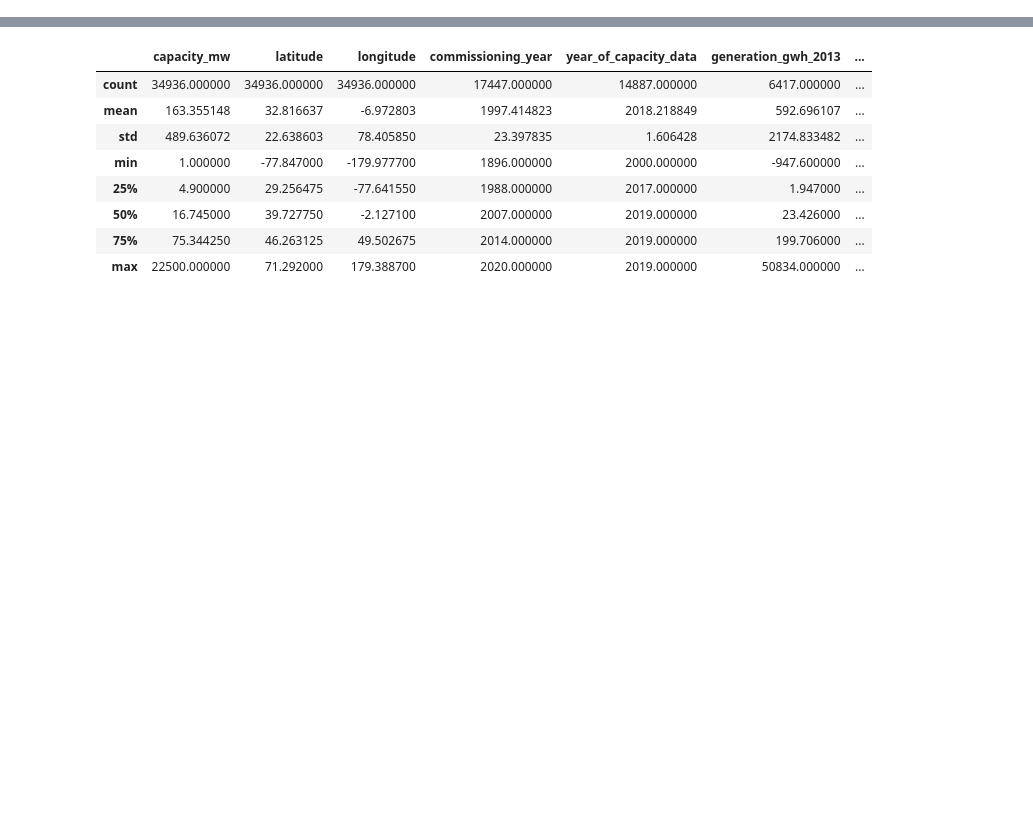
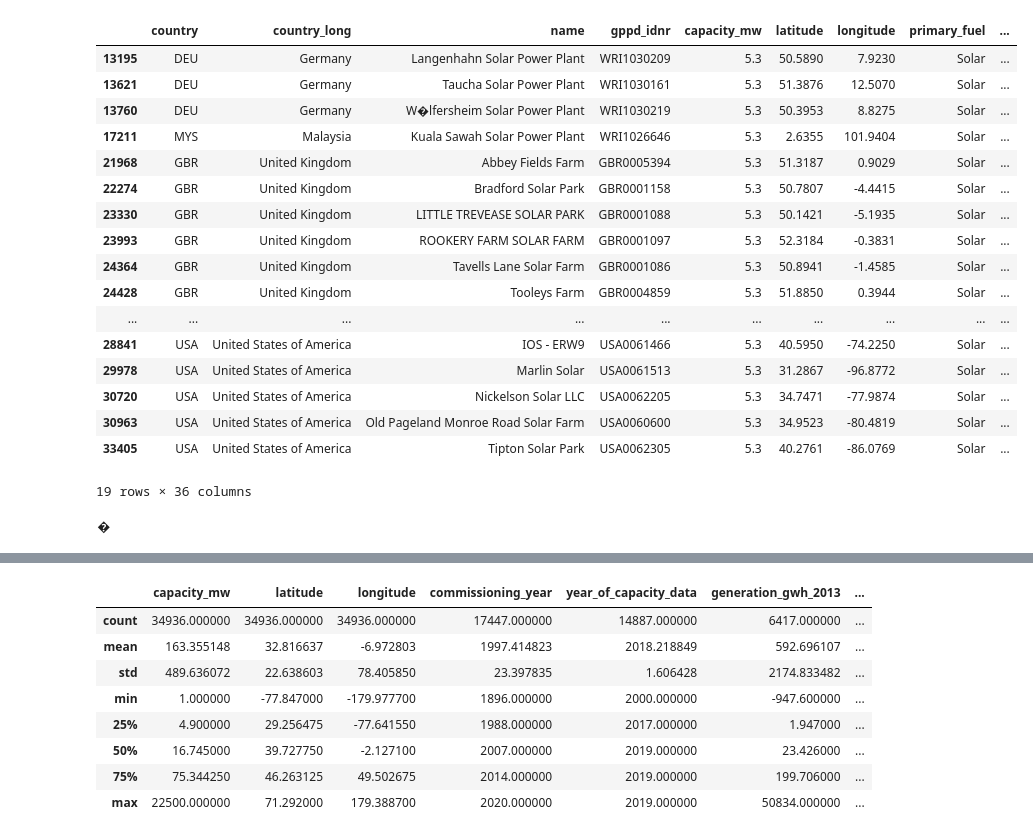
Before and after one commit to desaiwang/info4310-hw2, a Jupyter notebook: analysis.ipynb, the cells around one changed output, grey strips where cells are left out. Saved outputs shown, nothing was run; the diff lists cells and outputs as text; code cells hidden in the pictures; blank space fills up the shorter version.

```diff
--- a/analysis.ipynb
+++ b/analysis.ipynb
@@ -5,4 +5,29 @@ import geopandas as gpd
 import matplotlib.pyplot as plt
 %matplotlib inline
 # %%
-df =pd.read_csv("static/global_power_plant_database.csv")
+df =pd.read_csv("static/global_power_plant_database.csv", encoding='utf_8')
+# %%
+df[(df["capacity_mw"]==5.3) & (df["primary_fuel"]=="Solar")]
+# %% [output]
+|  | country | country_long | name | gppd_idnr | capacity_mw | latitude | longitude | primary_fuel | ... |
+| 13195 | DEU | Germany | Langenhahn Solar Power Plant | WRI1030209 | 5.3 | 50.5890 | 7.9230 | Solar | ... |
+| 13621 | DEU | Germany | Taucha Solar Power Plant | WRI1030161 | 5.3 | 51.3876 | 12.5070 | Solar | ... |
+| 13760 | DEU | Germany | W�lfersheim Solar Power Plant | WRI1030219 | 5.3 | 50.3953 | 8.8275 | Solar | ... |
+| 17211 | MYS | Malaysia | Kuala Sawah Solar Power Plant | WRI1026646 | 5.3 | 2.6355 | 101.9404 | Solar | ... |
+| 21968 | GBR | United Kingdom | Abbey Fields Farm | GBR0005394 | 5.3 | 51.3187 | 0.9029 | Solar | ... |
+| 22274 | GBR | United Kingdom | Bradford Solar Park | GBR0001158 | 5.3 | 50.7807 | -4.4415 | Solar | ... |
+| 23330 | GBR | United Kingdom | LITTLE TREVEASE SOLAR PARK | GBR0001088 | 5.3 | 50.1421 | -5.1935 | Solar | ... |
+| 23993 | GBR | United Kingdom | ROOKERY FARM SOLAR FARM | GBR0001097 | 5.3 | 52.3184 | -0.3831 | Solar | ... |
+| 24364 | GBR | United Kingdom | Tavells Lane Solar Farm | GBR0001086 | 5.3 | 50.8941 | -1.4585 | Solar | ... |
+| 24428 | GBR | United Kingdom | Tooleys Farm | GBR0004859 | 5.3 | 51.8850 | 0.3944 | Solar | ... |
+| ... | ... | ... | ... | ... | ... | ... | ... | ... | ... |
+| 28841 | USA | United States of America | IOS - ERW9 | USA0061466 | 5.3 | 40.5950 | -74.2250 | Solar | ... |
+| 29978 | USA | United States of America | Marlin Solar | USA0061513 | 5.3 | 31.2867 | -96.8772 | Solar | ... |
+| 30720 | USA | United States of America | Nickelson Solar LLC | USA0062205 | 5.3 | 34.7471 | -77.9874 | Solar | ... |
+| 30963 | USA | United States of America | Old Pageland Monroe Road Solar Farm | USA0060600 | 5.3 | 34.9523 | -80.4819 | Solar | ... |
+| 33405 | USA | United States of America | Tipton Solar Park | USA0062305 | 5.3 | 40.2761 | -86.0769 | Solar | ... |
+19 rows × 36 columns
+# %%
+print(df.iloc[13760]["name"][1])
+# %% [output]
+�
```
Also changed, not shown: parts of 3 cells of this notebook, 2 other files.
